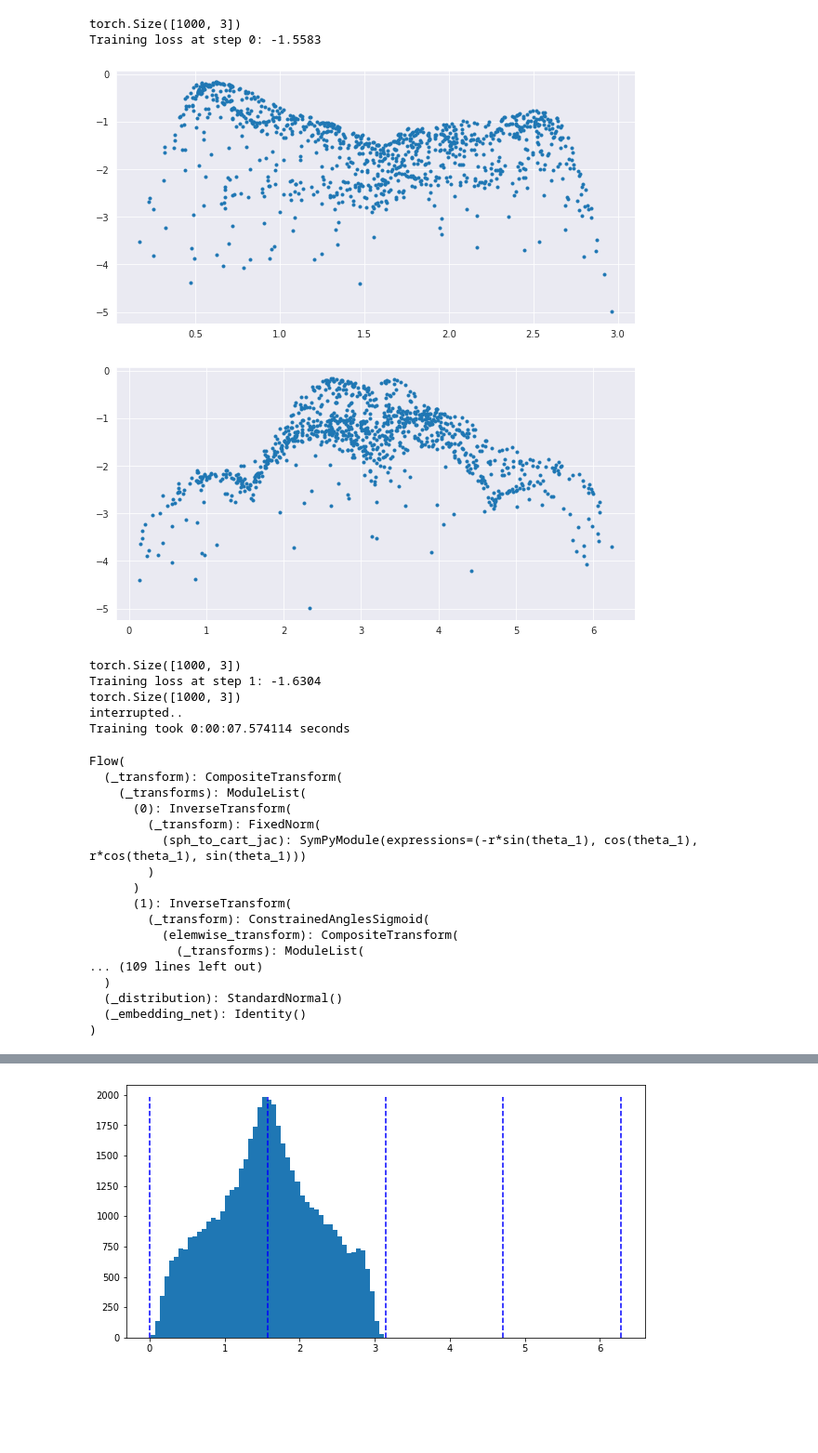
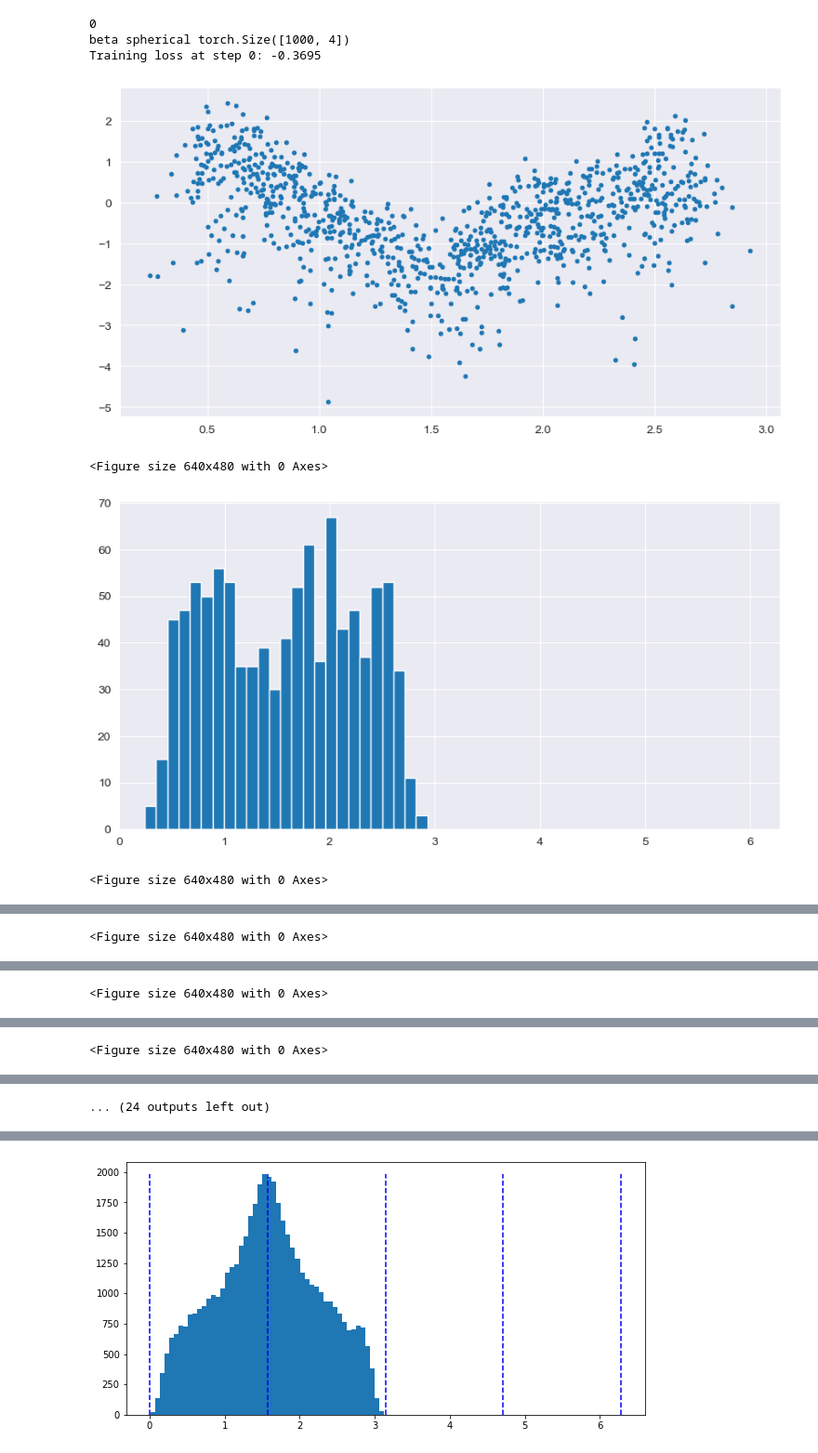
Before and after one commit to marcello-negri/manifold_flow, a Jupyter notebook: uniform_lp.ipynb, the cells around one changed output, grey strips where cells are left out. Shown at 93% size. Cells and saved outputs as stored; diff of their text form; code cells hidden in the pictures; blank space fills up the shorter version.

Commit message:
sparse prior on thetas

```diff
--- a/uniform_lp.ipynb
+++ b/uniform_lp.ipynb
@@ -162,6 +188,7 @@ def train_model(model, epochs=2_001, lr=1e-3, sample_size=1, device="cuda", **kw
     try:
         start_time = time.monotonic()
         for epoch in range(epochs):
+            print(epoch)
             model.train()
 
             optimizer.zero_grad()
@@ -172,14 +199,27 @@ def train_model(model, epochs=2_001, lr=1e-3, sample_size=1, device="cuda", **kw
             # kl_div = torch.mean(q_log_prob_beta - log_lik)
             # kl_div.backward()
 
-            entropy = torch.mean(q_log_prob)
-            entropy.backward()
 
-            torch.nn.utils.clip_grad_norm_(model.parameters(), .001)
+            assert not torch.any(torch.isnan(q_log_prob))
+
+            log_prior = log_prior_angles(q_samples, torch.tensor(0.3))
+            #assert not torch.any(torch.isnan(log_prior))
+            #kl_div = torch.mean(q_log_prob - log_prior)
+            kl_div = torch.mean(q_log_prob)
+            kl_div.backward()
+
+
+
+
+            #entropy = torch.mean(q_log_prob)
+            #entropy.backward()
+
+            #torch.nn.utils.clip_grad_norm_(model.parameters(), .001)
             optimizer.step()
 
             # loss.append(torch.mean(q_log_prob_beta - log_lik).cpu().detach().numpy())
             loss.append(torch.mean(q_log_prob).cpu().detach().numpy())
+            #loss.append(torch.mean(q_log_prob - log_prior).cpu().detach().numpy())
 
             print(f"Training loss at step {epoch}: {loss[-1]:.4f}")
             if epoch % 25 == 0:
@@ -200,6 +240,17 @@ def train_model(model, epochs=2_001, lr=1e-3, sample_size=1, device="cuda", **kw
                     plt.figure(figsize=(10,5))
                     plt.scatter(samples_spherical[:,i], q_log_prob_np, marker='.')
                     plt.show()
+                    plt.clf()
+
+                    plt.figure(figsize=(10,5))
+                    plt.hist(samples_spherical[:,i], bins=25)
+                    #n, bins, patches = plt.hist(samples_spherical[:,i], bins=25)
+                    #plt.vlines([0, np.pi * 0.5, np.pi, np.pi*1.5, 2 * np.pi], ymin=0, ymax=max(n), linestyles='dashed', colors='b')
+                    # plt.savefig(f"{dir_name}samples_p{q}_theta_flow.pdf", dpi=100)
+                    plt.xlim(0, 2*np.pi)
+                    plt.show()
+                    plt.clf()
+
 
                 # samples = sample_beta (flow, sample_size=10, n_iter=50, device=device)
                 # samples = samples.reshape(-1,2)
@@ -245,46 +296,29 @@ if not os.path.exists(dir_name):
     # If it doesn't exist, create it
     os.makedirs(dir_name)
 # %%
-device = 'cuda'
+device = 'cpu'
 set_random_seeds(1234)
 
 # Build Model
-flow_dim = 3
+flow_dim = 5
 q = 1
 norm = 1
 flow = build_cond_flow_manifold(flow_dim, norm=norm, q=q, n_layers=3, hidden_features=64, device=device)
+#flow = build_cond_flow_lipshitz_manifold(flow_dim, norm=norm, q=q, n_layers=3, hidden_features=64, device=device)
 
 params = dict(lr=1e-3,
               epochs=201,
               sample_size=1_000,
               device=device)
 # %%
+torch.autograd.set_detect_anomaly(True)
 flow, loss = train_model(flow, **params)
 flow.eval()
 # %% [output]
-torch.Size([1000, 3])
-Training loss at step 0: -1.5583
+0
+beta spherical torch.Size([1000, 4])
+Training loss at step 0: -0.3695
-[figure, old version]
+[figure, new version]
+<Figure size 640x480 with 0 Axes>
-[figure, old version]
+[figure, new version]
-torch.Size([1000, 3])
-Training loss at step 1: -1.6304
-torch.Size([1000, 3])
-interrupted..
-Training took 0:00:07.574114 seconds
-Flow(
-  (_transform): CompositeTransform(
-    (_transforms): ModuleList(
-      (0): InverseTransform(
-        (_transform): FixedNorm(
-          (sph_to_cart_jac): SymPyModule(expressions=(-r*sin(theta_1), cos(theta_1), r*cos(theta_1), sin(theta_1)))
-        )
-      )
-      (1): InverseTransform(
-        (_transform): ConstrainedAnglesSigmoid(
-          (elemwise_transform): CompositeTransform(
-            (_transforms): ModuleList(
-... (109 lines left out)
-  )
-  (_distribution): StandardNormal()
-  (_embedding_net): Identity()
-)
+<Figure size 640x480 with 0 Axes>
@@ -290,0 +326 @@ Flow(
+<Figure size 640x480 with 0 Axes>
@@ -290,0 +328 @@ Flow(
+<Figure size 640x480 with 0 Axes>
@@ -290,0 +330 @@ Flow(
+<Figure size 640x480 with 0 Axes>
@@ -291,3 +332,4 @@ Flow(
+... (24 outputs left out)
 # %%
 plt.figure(figsize=(10,5))
 plt.plot(range(len(loss)), loss)
```
Also changed, not shown: parts of 10 cells of this notebook, 1 other file.
